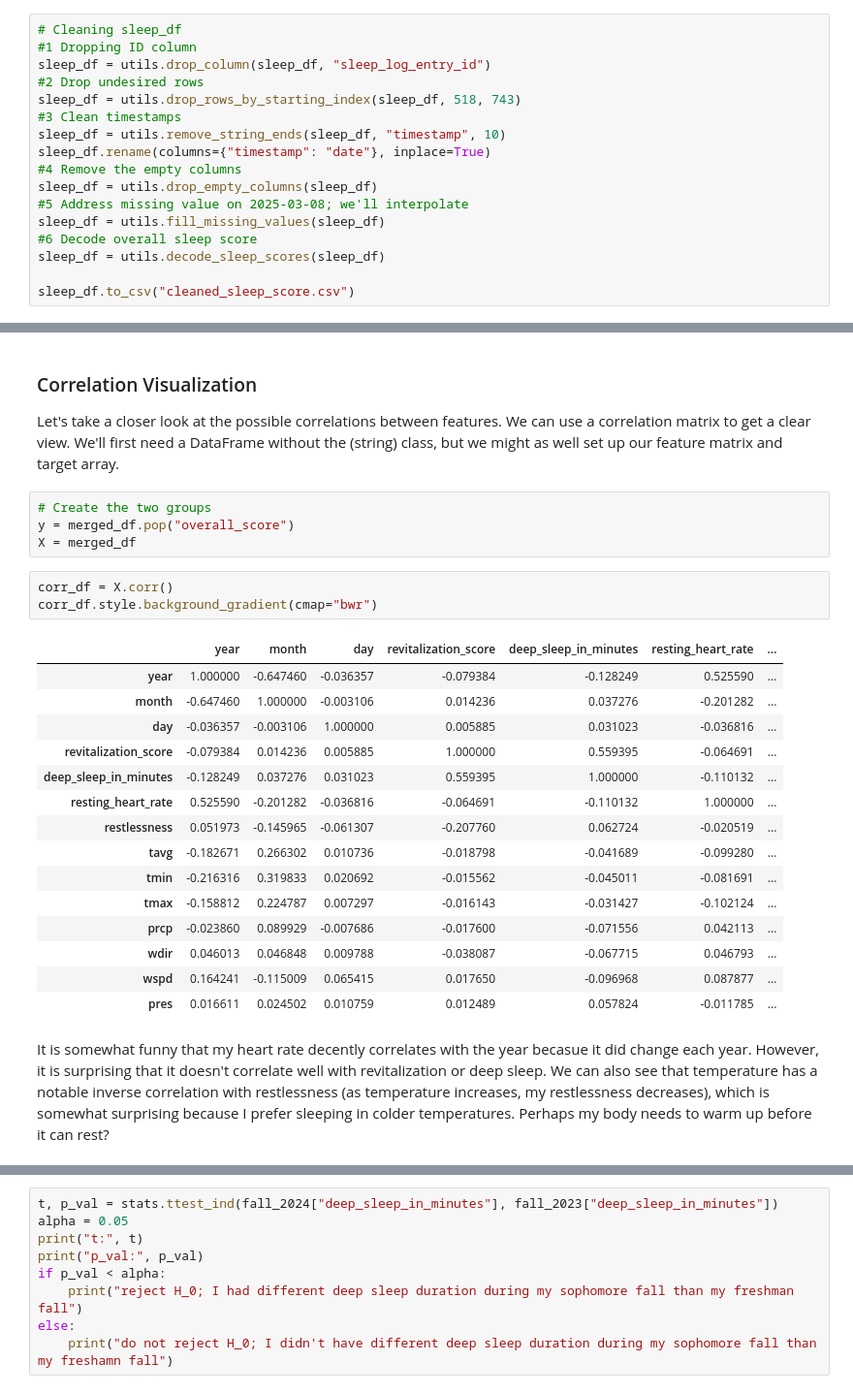
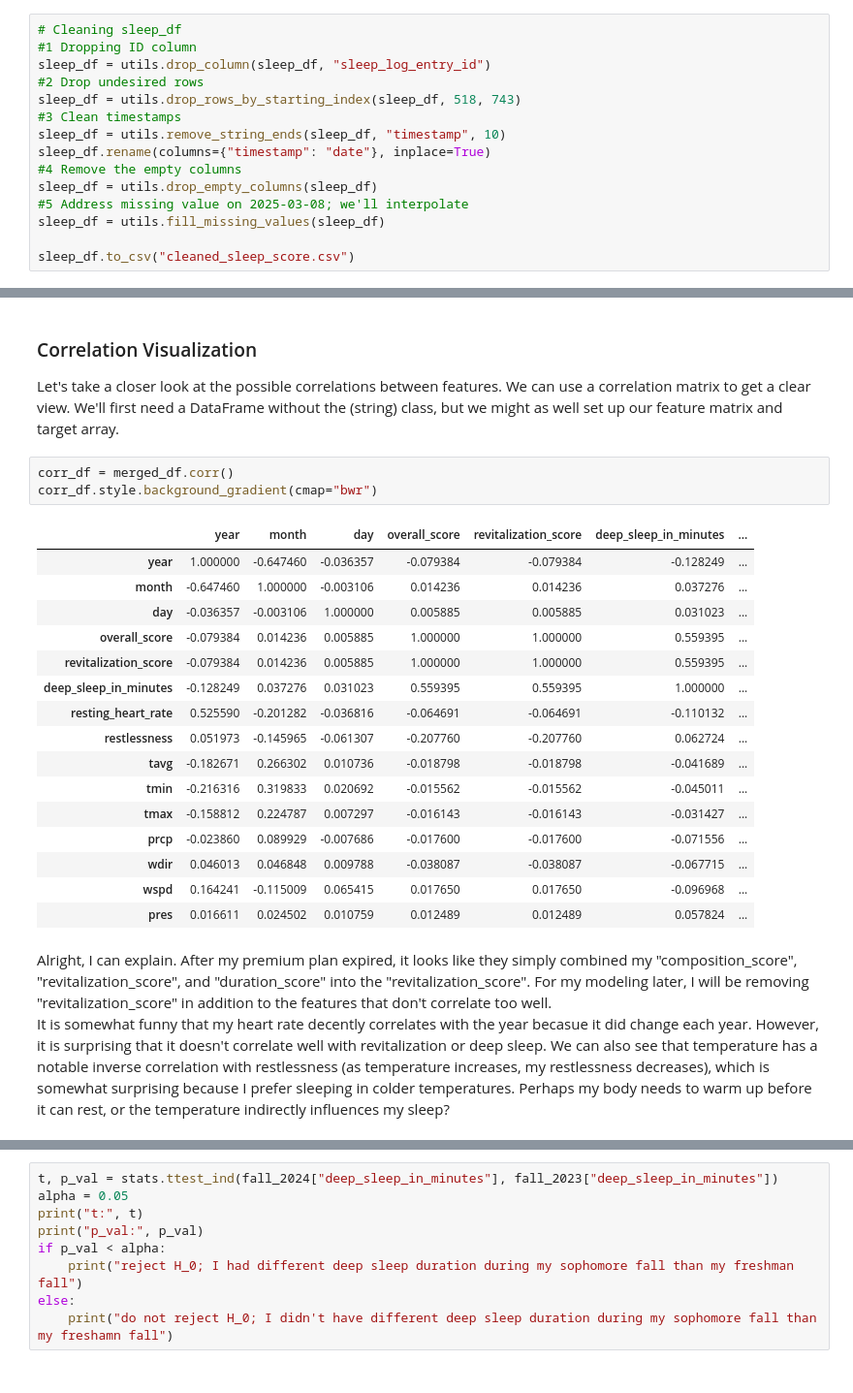
Before and after one commit to Justin-cmd359/Quantified-Self-Project-for-CPSC222, a Jupyter notebook: Project.ipynb, the cells around one changed output, grey strips where cells are left out. Shown at 97% size. Saved outputs shown, nothing was run; the diff lists cells and outputs as text.

```diff
--- a/Project.ipynb
+++ b/Project.ipynb
@@ -74,8 +75,6 @@ sleep_df.rename(columns={"timestamp": "date"}, inplace=True)
 sleep_df = utils.drop_empty_columns(sleep_df)
 #5 Address missing value on 2025-03-08; we'll interpolate
 sleep_df = utils.fill_missing_values(sleep_df)
-#6 Decode overall sleep score
-sleep_df = utils.decode_sleep_scores(sleep_df)
 
 sleep_df.to_csv("cleaned_sleep_score.csv")
 # %% [markdown]
@@ -151,30 +152,28 @@ It is fascinating to see how my sleep patterns have behaved over time. Variation
 # %% [markdown]
 ### Correlation Visualization
 Let's take a closer look at the possible correlations between features. We can use a correlation matrix to get a clear view. We'll first need a DataFrame without the (string) class, but we might as well set up our feature matrix and target array.
-# %%
-# Create the two groups
-y = merged_df.pop("overall_score")
-X = merged_df
 # %%
-corr_df = X.corr()
+corr_df = merged_df.corr()
 corr_df.style.background_gradient(cmap="bwr")
 # %% [output]
-|  | year | month | day | revitalization_score | deep_sleep_in_minutes | resting_heart_rate | ... |
-| year | 1.000000 | -0.647460 | -0.036357 | -0.079384 | -0.128249 | 0.525590 | ... |
-| month | -0.647460 | 1.000000 | -0.003106 | 0.014236 | 0.037276 | -0.201282 | ... |
-| day | -0.036357 | -0.003106 | 1.000000 | 0.005885 | 0.031023 | -0.036816 | ... |
-| revitalization_score | -0.079384 | 0.014236 | 0.005885 | 1.000000 | 0.559395 | -0.064691 | ... |
-| deep_sleep_in_minutes | -0.128249 | 0.037276 | 0.031023 | 0.559395 | 1.000000 | -0.110132 | ... |
-| resting_heart_rate | 0.525590 | -0.201282 | -0.036816 | -0.064691 | -0.110132 | 1.000000 | ... |
-| restlessness | 0.051973 | -0.145965 | -0.061307 | -0.207760 | 0.062724 | -0.020519 | ... |
-| tavg | -0.182671 | 0.266302 | 0.010736 | -0.018798 | -0.041689 | -0.099280 | ... |
-| tmin | -0.216316 | 0.319833 | 0.020692 | -0.015562 | -0.045011 | -0.081691 | ... |
-| tmax | -0.158812 | 0.224787 | 0.007297 | -0.016143 | -0.031427 | -0.102124 | ... |
-| prcp | -0.023860 | 0.089929 | -0.007686 | -0.017600 | -0.071556 | 0.042113 | ... |
-| wdir | 0.046013 | 0.046848 | 0.009788 | -0.038087 | -0.067715 | 0.046793 | ... |
-| wspd | 0.164241 | -0.115009 | 0.065415 | 0.017650 | -0.096968 | 0.087877 | ... |
-| pres | 0.016611 | 0.024502 | 0.010759 | 0.012489 | 0.057824 | -0.011785 | ... |
+|  | year | month | day | overall_score | revitalization_score | deep_sleep_in_minutes | ... |
+| year | 1.000000 | -0.647460 | -0.036357 | -0.079384 | -0.079384 | -0.128249 | ... |
+| month | -0.647460 | 1.000000 | -0.003106 | 0.014236 | 0.014236 | 0.037276 | ... |
+| day | -0.036357 | -0.003106 | 1.000000 | 0.005885 | 0.005885 | 0.031023 | ... |
+| overall_score | -0.079384 | 0.014236 | 0.005885 | 1.000000 | 1.000000 | 0.559395 | ... |
+| revitalization_score | -0.079384 | 0.014236 | 0.005885 | 1.000000 | 1.000000 | 0.559395 | ... |
+| deep_sleep_in_minutes | -0.128249 | 0.037276 | 0.031023 | 0.559395 | 0.559395 | 1.000000 | ... |
+| resting_heart_rate | 0.525590 | -0.201282 | -0.036816 | -0.064691 | -0.064691 | -0.110132 | ... |
+| restlessness | 0.051973 | -0.145965 | -0.061307 | -0.207760 | -0.207760 | 0.062724 | ... |
+| tavg | -0.182671 | 0.266302 | 0.010736 | -0.018798 | -0.018798 | -0.041689 | ... |
+| tmin | -0.216316 | 0.319833 | 0.020692 | -0.015562 | -0.015562 | -0.045011 | ... |
+| tmax | -0.158812 | 0.224787 | 0.007297 | -0.016143 | -0.016143 | -0.031427 | ... |
+| prcp | -0.023860 | 0.089929 | -0.007686 | -0.017600 | -0.017600 | -0.071556 | ... |
+| wdir | 0.046013 | 0.046848 | 0.009788 | -0.038087 | -0.038087 | -0.067715 | ... |
+| wspd | 0.164241 | -0.115009 | 0.065415 | 0.017650 | 0.017650 | -0.096968 | ... |
+| pres | 0.016611 | 0.024502 | 0.010759 | 0.012489 | 0.012489 | 0.057824 | ... |
 # %% [markdown]
-It is somewhat funny that my heart rate decently correlates with the year becasue it did change each year. However, it is surprising that it doesn't correlate well with revitalization or deep sleep. We can also see that temperature has a notable inverse correlation with restlessness (as temperature increases, my restlessness decreases), which is somewhat surprising because I prefer sleeping in colder temperatures. Perhaps my body needs to warm up before it can rest?
+Alright, I can explain. After my premium plan expired, it looks like they simply combined my "composition_score", "revitalization_score", and "duration_score" into the "revitalization_score". For my modeling later, I will be removing "revitalization_score" in addition to the features that don't correlate too well.
+It is somewhat funny that my heart rate decently correlates with the year becasue it did change each year. However, it is surprising that it doesn't correlate well with revitalization or deep sleep. We can also see that temperature has a notable inverse correlation with restlessness (as temperature increases, my restlessness decreases), which is somewhat surprising because I prefer sleeping in colder temperatures. Perhaps my body needs to warm up before it can rest, or the temperature indirectly influences my sleep?
 # %% [markdown]
 ### Hypothesis Testing
```
Also changed, not shown: parts of 9 cells of this notebook, 8 other files.
